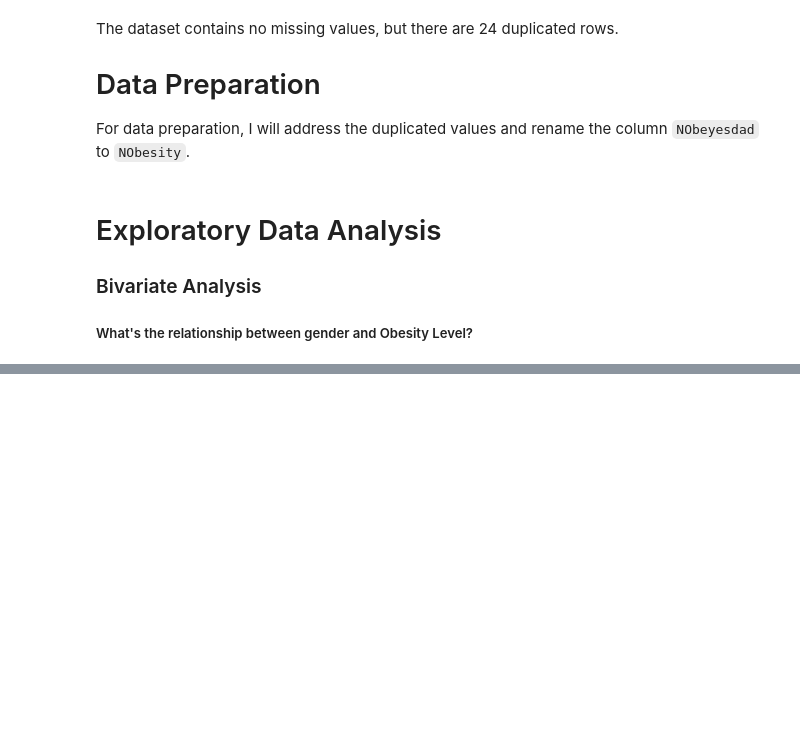
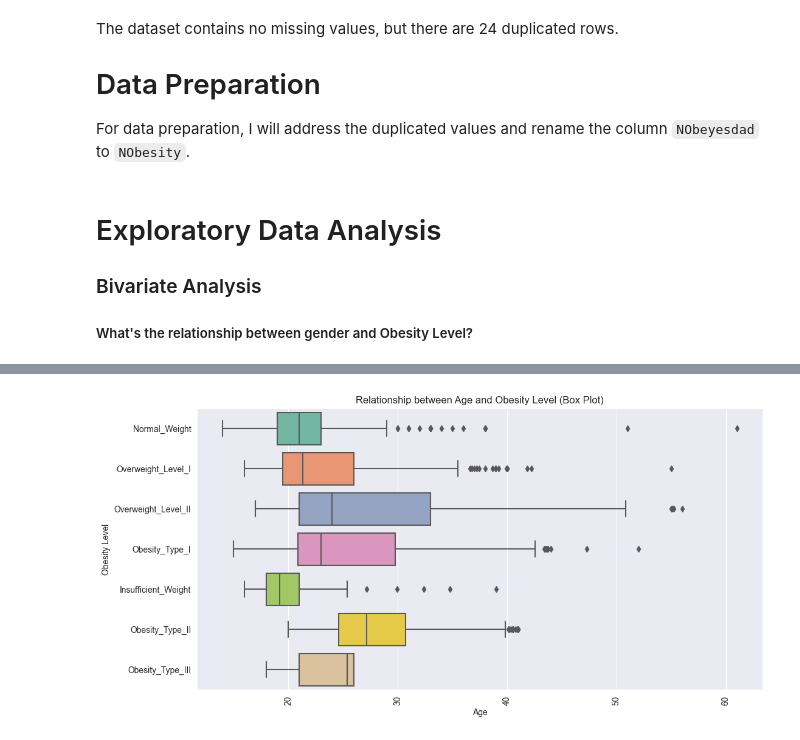
Before and after one commit to janejeshen/Obesity-Estimation-from-Eating-Habits-and-Health, a Jupyter notebook: obesity notebook.ipynb, the cells around one changed output, grey strips where cells are left out. Cells and saved outputs as stored; diff of their text form; code cells hidden in the pictures; blank space fills up the shorter version.

```diff
--- a/obesity notebook.ipynb
+++ b/obesity notebook.ipynb
@@ -243,0 +300,11 @@ df['Numeric BMI'] = (df['Weight'])/(df['Height']*df['Height'])
+# %%
+# Creating a box plot
+plt.figure(figsize=(12, 6))
+sns.boxplot(data=df, x='Age', y='BMI Level', palette='Set2')
+plt.xticks(rotation=90)
+plt.xlabel('Age')
+plt.ylabel('Obesity Level')
+plt.title('Relationship between Age and Obesity Level (Box Plot)')
+plt.show()
+# %% [output]
+[figure, added]
```
Also changed, not shown: parts of 31 cells of this notebook.
